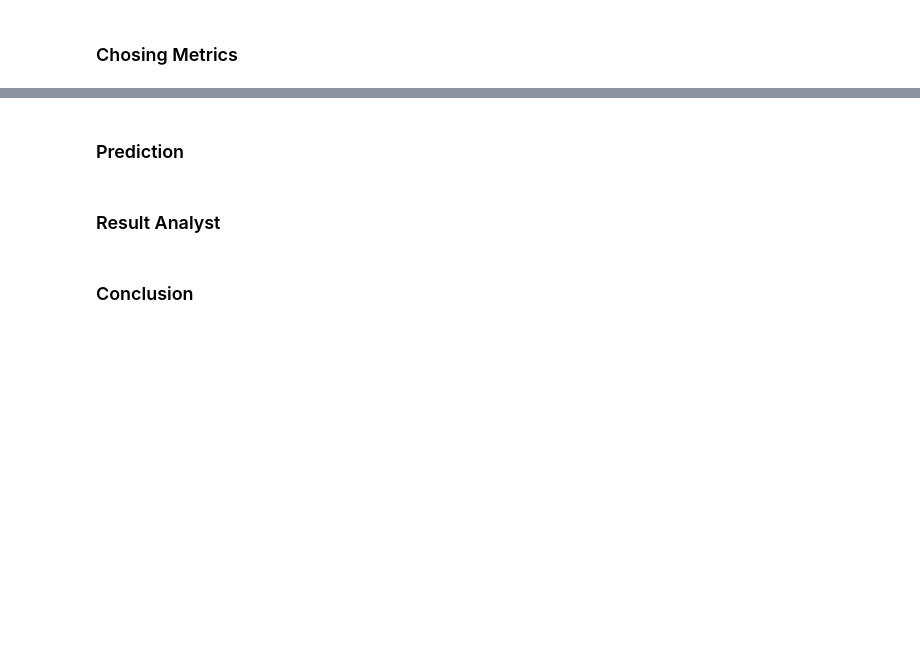
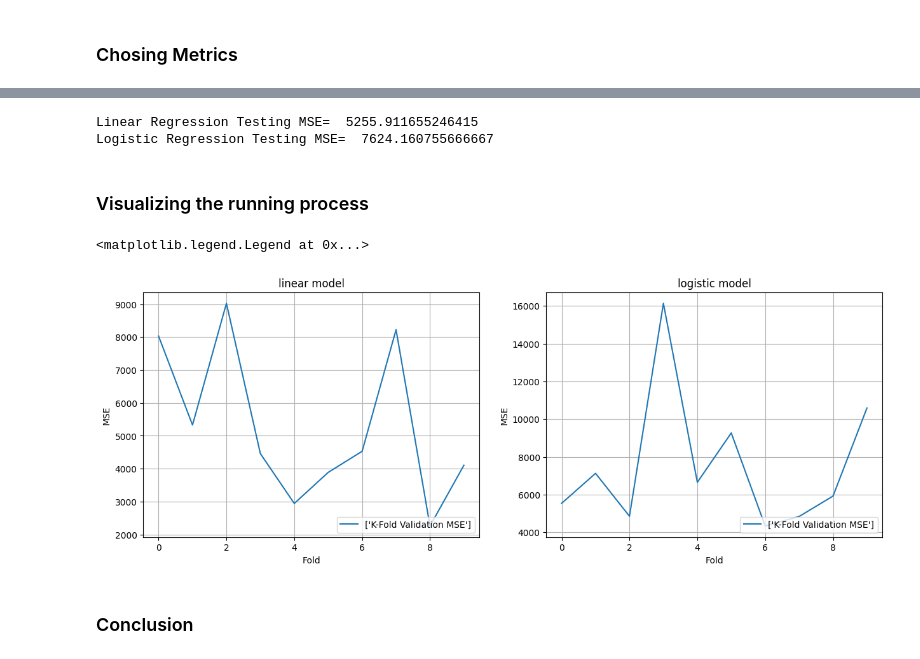
Before and after one commit to trandainien1/IntroDS_Final_Project, a Jupyter notebook: main.ipynb, the cells around one changed output, grey strips where cells are left out. Cells and saved outputs as stored; diff of their text form; code cells hidden in the pictures; blank space fills up the shorter version.

Commit message:
update Data Modeling

```diff
--- a/main.ipynb
+++ b/main.ipynb
@@ -1040,0 +1141,6 @@ def mse(y_test, predictions):
+# %%
+number_of_fold = 10
+# %%
+k_fold_linear, linear_history = k_fold_cross_validation(number_of_fold, X_train, y_train, model_1)
+print("===========================")
+print("Avg. MSE= ", k_fold_linear)
@@ -1040,0 +1165,4 @@ def mse(y_test, predictions):
+# %%
+k_fold_logistic, logistic_history= k_fold_cross_validation(number_of_fold, X_train, y_train, model_2)
+print("===========================")
+print("Avg. MSE= ", k_fold_logistic)
@@ -1165,2 +1193,0 @@ Trainning MSE:  6696.718724751398
-# %% [markdown]
-### Prediction
@@ -1176,5 +1194,45 @@ predictions_logistic = model_2.predict(X_test)
-# %% [markdown]
-### Result Analyst
+# %%
+y_pred = model_1.predict(X_test)
+test_mse = mse(y_test, y_pred)
+print("Linear Regression Testing MSE= ", test_mse)
+
+y_pred = model_2.predict(X_test)
+test_mse = mse(y_test, y_pred)
+print("Logistic Regression Testing MSE= ", test_mse)
+# %% [output]
+Linear Regression Testing MSE=  5255.911655246415
+Logistic Regression Testing MSE=  7624.160755666667
+# %% [markdown]
+### Visualizing the running process
+# %%
+plt.figure(figsize=(15, 5))
+
+history = []
+for i in range(len(linear_history)):
+  history.append(linear_history[i])
+
+plt.subplot(1, 2, 1)
+plt.plot(history, label=["K-Fold Validation MSE"])
+plt.title("linear model")
+plt.xlabel("Fold")
+plt.ylabel("MSE")
+plt.grid()
+plt.legend(loc="lower right")
+
+history = []
+for i in range(len(logistic_history)):
+  history.append(logistic_history[i])
+
+plt.subplot(1, 2, 2)
+plt.plot(history, label=["K-Fold Validation MSE"])
+plt.title("logistic model")
+plt.xlabel("Fold")
+plt.ylabel("MSE")
+plt.grid()
+plt.legend(loc="lower right")
+# %% [output]
+<matplotlib.legend.Legend at 0x...>
+[figure, added]
 # %% [markdown]
 ### Conclusion
 # %% [markdown]
```
Also changed, not shown: parts of 23 cells of this notebook.
